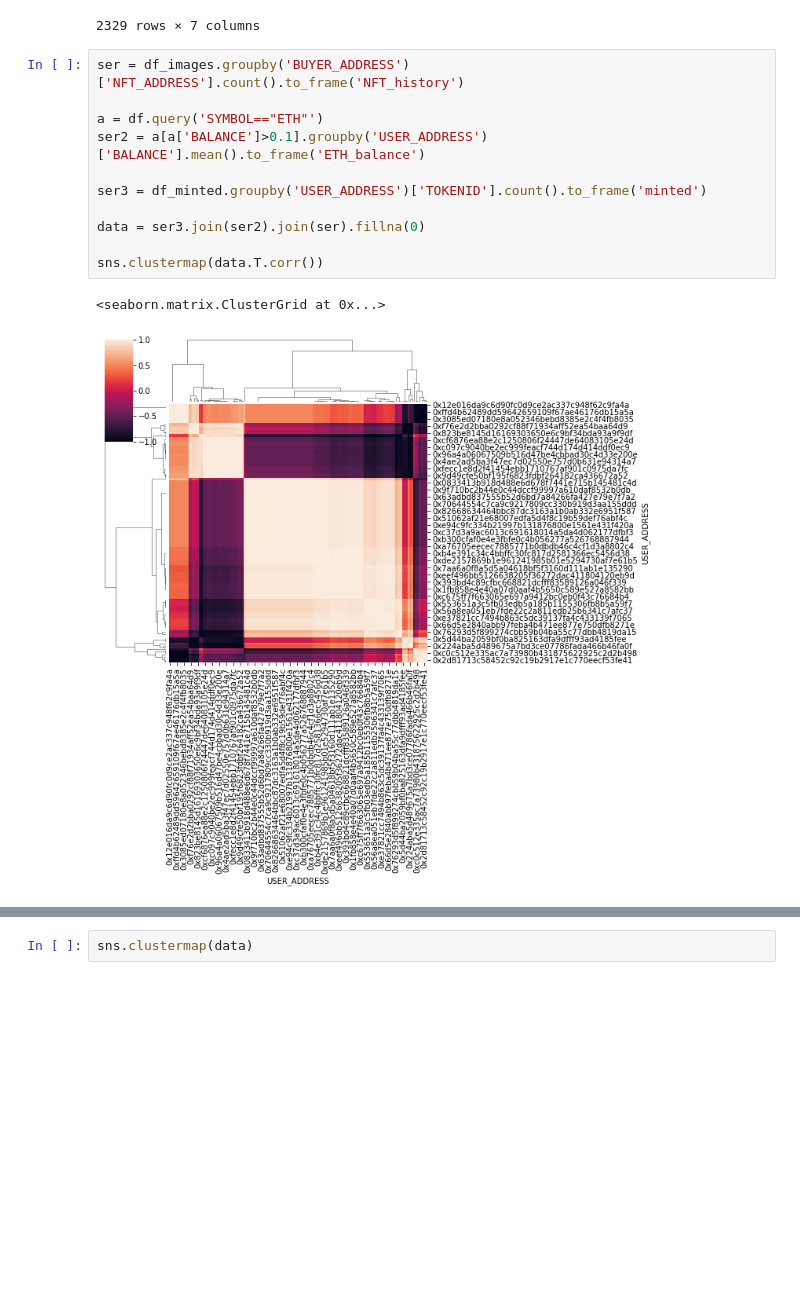
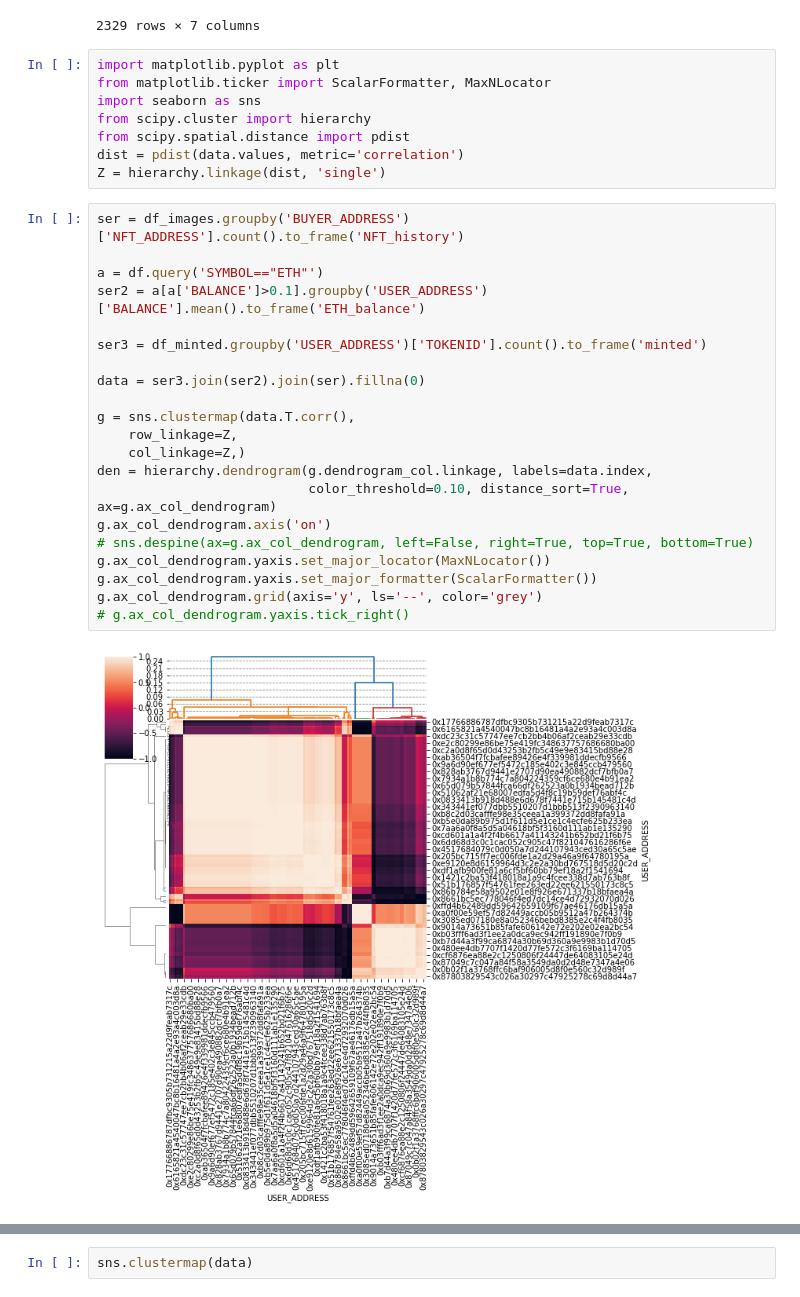
Before and after one commit to kkpsiren/streamlit_anchorhack_flipside, a Jupyter notebook: Untitled.ipynb, the cells around one changed output, grey strips where cells are left out. Drawn from its saved outputs; the diff is of its cells as text; blank space fills up the shorter version.

Commit message:
clustermap with groups

```diff
--- a/Untitled.ipynb
+++ b/Untitled.ipynb
@@ -231,17 +231,34 @@ Index(['BUYER_ADDRESS', 'NFT_ADDRESS', 'TOKENID', 'PRICE', 'TOKEN_METADATA',
 | 2327 | 2022-06-08 | 0xb9f5039273a63275d2f15e3c970bdbf... | None | 0xa813c0644f1422d3006e0a1b3b6cddb... | None | NaN | NaN |
 | 2328 | 2022-06-08 | 0x224aba5d489675a7bd3ce07786fada4... | otc | 0xd80f72a6558ec337e0d4cf76b8752b1... | RWD | 1.022416e+03 | 1.136140 |
 2329 rows × 7 columns
+# %%
+import matplotlib.pyplot as plt
+from matplotlib.ticker import ScalarFormatter, MaxNLocator
+import seaborn as sns
+from scipy.cluster import hierarchy
+from scipy.spatial.distance import pdist
+dist = pdist(data.values, metric='correlation')
+Z = hierarchy.linkage(dist, 'single')
 # %%
 ser = df_images.groupby('BUYER_ADDRESS')['NFT_ADDRESS'].count().to_frame('NFT_history')
 
 a = df.query('SYMBOL=="ETH"')
 ser2 = a[a['BALANCE']>0.1].groupby('USER_ADDRESS')['BALANCE'].mean().to_frame('ETH_balance')
 
 ser3 = df_minted.groupby('USER_ADDRESS')['TOKENID'].count().to_frame('minted')
 
 data = ser3.join(ser2).join(ser).fillna(0)
 
-sns.clustermap(data.T.corr())
+g = sns.clustermap(data.T.corr(),
+    row_linkage=Z,
+    col_linkage=Z,)
+den = hierarchy.dendrogram(g.dendrogram_col.linkage, labels=data.index,
+                           color_threshold=0.10, distance_sort=True, ax=g.ax_col_dendrogram)
+g.ax_col_dendrogram.axis('on')
+# sns.despine(ax=g.ax_col_dendrogram, left=False, right=True, top=True, bottom=True)
+g.ax_col_dendrogram.yaxis.set_major_locator(MaxNLocator())
+g.ax_col_dendrogram.yaxis.set_major_formatter(ScalarFormatter())
+g.ax_col_dendrogram.grid(axis='y', ls='--', color='grey')
+# g.ax_col_dendrogram.yaxis.tick_right()
 # %% [output]
-<seaborn.matrix.ClusterGrid at 0x...>
-[figure, old version]
+[figure, new version]
```
Also changed, not shown: parts of 4 cells of this notebook, 1 other file.
